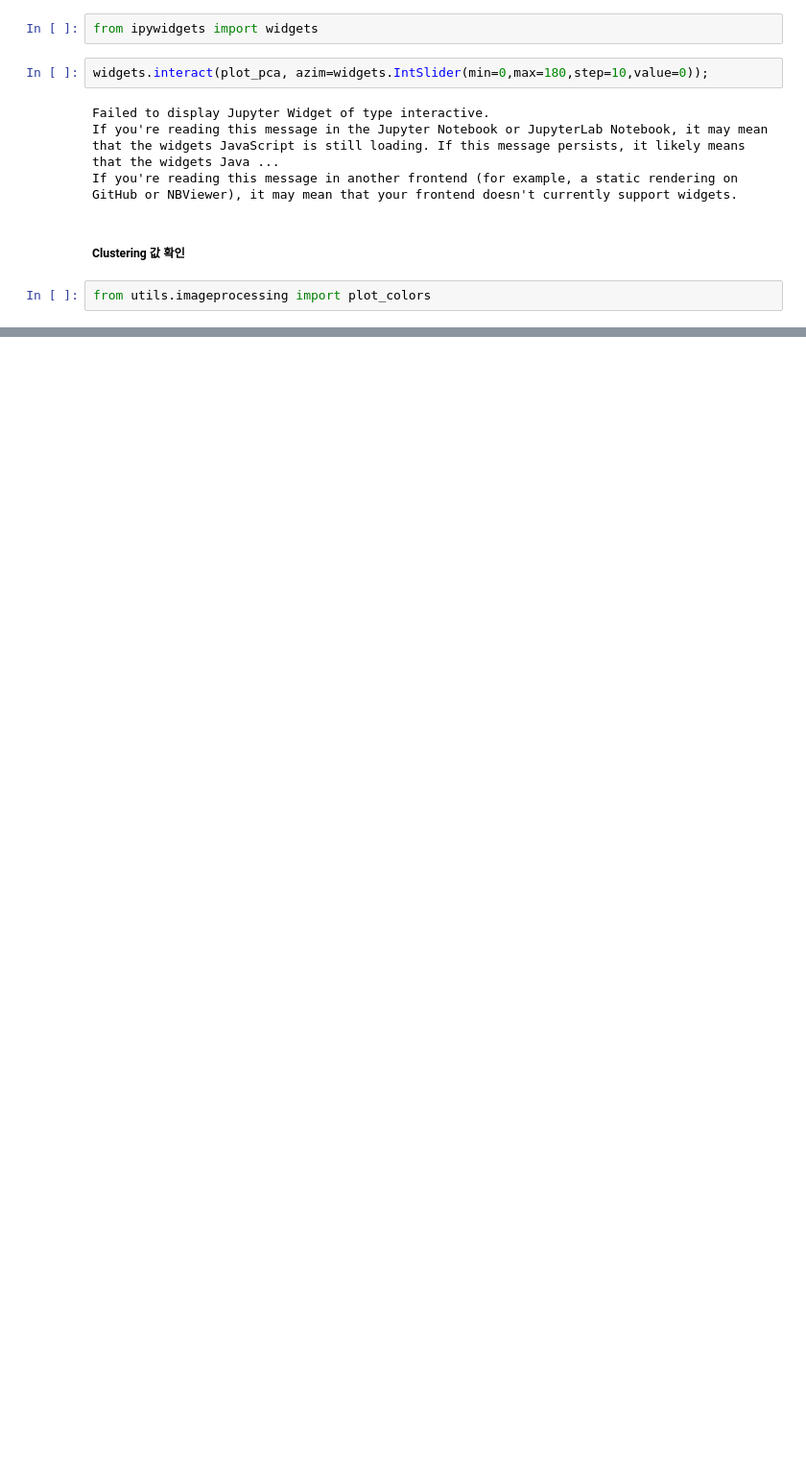
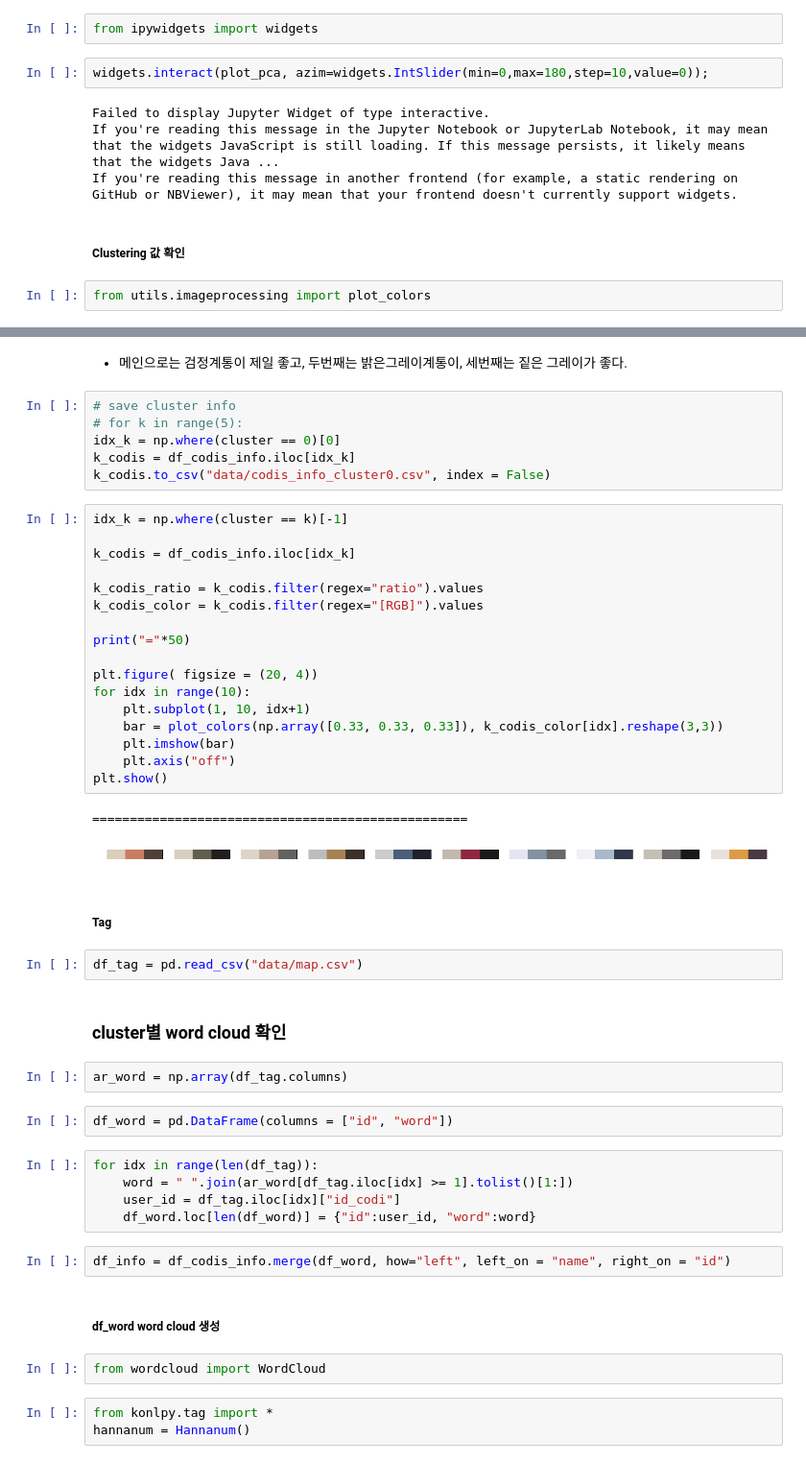
Before and after one commit to dooyeoung/codi_recommendation, a Jupyter notebook: Cluster.ipynb, the cells around one changed output, grey strips where cells are left out. Shown at 96% size. Drawn from its saved outputs; the diff is of its cells as text; blank space fills up the shorter version.

```diff
--- a/Cluster.ipynb
+++ b/Cluster.ipynb
@@ -81,0 +88,52 @@ for k in range(4):
+# %% [markdown]
+- 메인으로는 검정계통이 제일 좋고, 두번째는 밝은그레이계통이, 세번째는 짙은 그레이가 좋다.
+# %%
+# save cluster info
+# for k in range(5):
+idx_k = np.where(cluster == 0)[0]
+k_codis = df_codis_info.iloc[idx_k]
+k_codis.to_csv("data/codis_info_cluster0.csv", index = False)
+# %%
+idx_k = np.where(cluster == k)[-1]
+
+k_codis = df_codis_info.iloc[idx_k]
+
+k_codis_ratio = k_codis.filter(regex="ratio").values
+k_codis_color = k_codis.filter(regex="[RGB]").values
+
+print("="*50)
+
+plt.figure( figsize = (20, 4))
+for idx in range(10):
+    plt.subplot(1, 10, idx+1)
+    bar = plot_colors(np.array([0.33, 0.33, 0.33]), k_codis_color[idx].reshape(3,3))
+    plt.imshow(bar)
+    plt.axis("off")
+plt.show()
+# %% [output]
+==================================================
+[figure, added]
+# %% [markdown]
+##### Tag
+# %%
+df_tag = pd.read_csv("data/map.csv")
+# %% [markdown]
+### cluster별 word cloud 확인
+# %%
+ar_word = np.array(df_tag.columns)
+# %%
+df_word = pd.DataFrame(columns = ["id", "word"])
+# %%
+for idx in range(len(df_tag)):
+    word = " ".join(ar_word[df_tag.iloc[idx] >= 1].tolist()[1:])
+    user_id = df_tag.iloc[idx]["id_codi"]
+    df_word.loc[len(df_word)] = {"id":user_id, "word":word}
+# %%
+df_info = df_codis_info.merge(df_word, how="left", left_on = "name", right_on = "id")
+# %% [markdown]
+##### df_word word cloud 생성
+# %%
+from wordcloud import WordCloud
+# %%
+from konlpy.tag import *
+hannanum = Hannanum()
```
Also changed, not shown: parts of 7 cells of this notebook, 3 other files.
